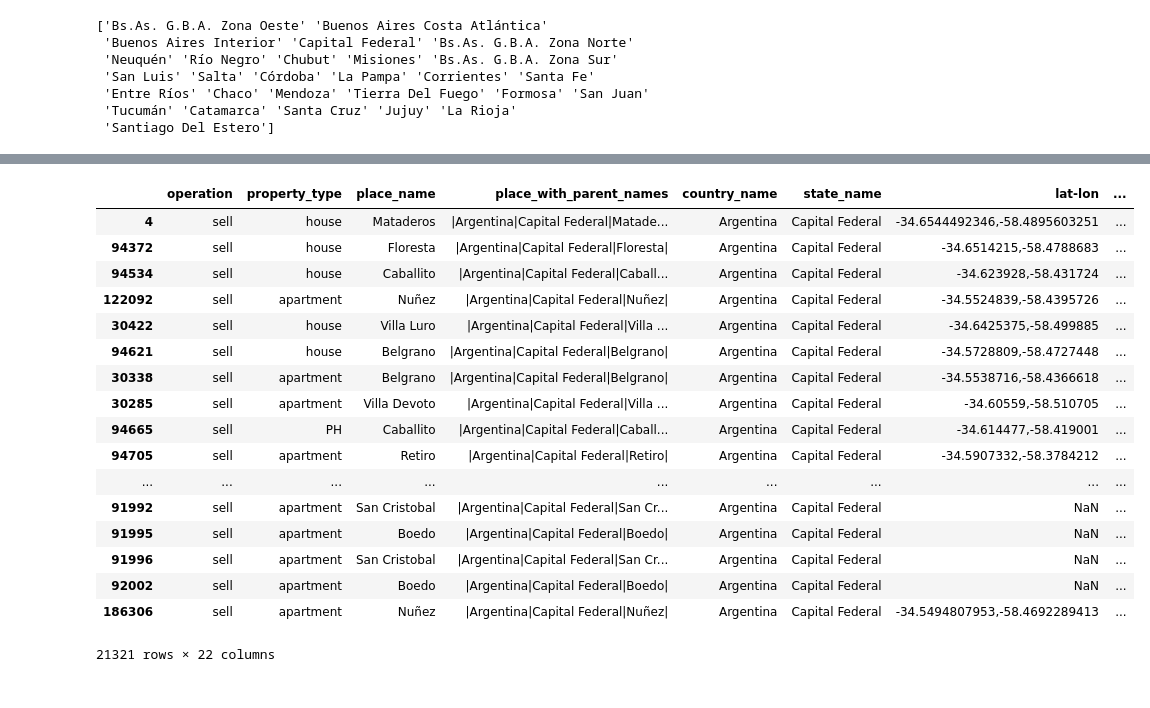
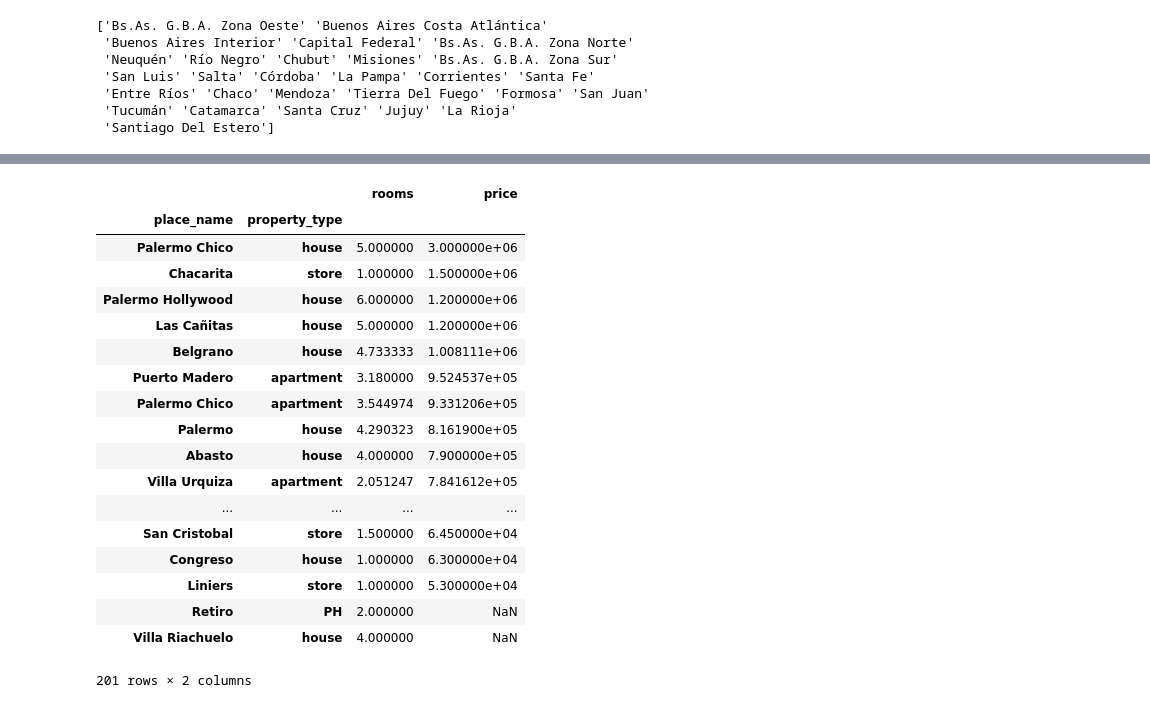
Before and after one commit to NicoGallegos/tpdatos, a Jupyter notebook: TP 1.ipynb, the cells around one changed output, grey strips where cells are left out. Drawn from its saved outputs; the diff is of its cells as text; code cells hidden in the pictures.

```diff
--- a/TP 1.ipynb
+++ b/TP 1.ipynb
@@ -55,7 +55,12 @@ print(datos['state_name'].unique())
 # %%
 #Tenemos que remover todos aquellos datos que no tienen precio, puesto que no aportan al análisis.
 
-datos = datos[pd.isnull(datos['price'])]
+datos =datos[datos['price'] > 10000]
+
+#Removemos tambien superficies anómalas
+datos = datos[datos['surface_covered_in_m2'] > 20]
+
+datos = datos[datos['surface_total_in_m2'] > 20]
 # %%
 #Datos BUENOS AIRES
 datosBUE = datos[datos['state_name'].str.startswith('B')]
@@ -100,28 +105,31 @@ datosCapital.sort_values('price_per_m2', ascending=False)
 # %%
 datosCapitalByRooms = datosCapital[pd.isnull(datosCapital['rooms']) != True]
 
 
 #Hay además de departamentos, hoteles.
 #Habría que filtrar todo aquello que NO sea hoteles, o bien, tratarlos como categoría aparte.
 
-datosCapitalByRooms = datosCapitalByRooms[datosCapitalByRooms['rooms'] < 6]
-datosCapitalByRooms.sort_values('rooms', ascending=False)
+datosCapitalByRooms = datosCapitalByRooms[datosCapitalByRooms['rooms'] < 7]
+datosCapitalByRoomsGP = datosCapitalByRooms.groupby(['place_name','property_type']).mean()
+datosCapitalByRoomsGPFiltered = datosCapitalByRoomsGP[['rooms','price']]
+datosCapitalByRoomsGPFiltered.sort_values('price', ascending=False)
 # %% [output]
-|  | operation | property_type | place_name | place_with_parent_names | country_name | state_name | lat-lon | ... |
-| 4 | sell | house | Mataderos | |Argentina|Capital Federal|Matade... | Argentina | Capital Federal | -34.6544492346,-58.4895603251 | ... |
-| 94372 | sell | house | Floresta | |Argentina|Capital Federal|Floresta| | Argentina | Capital Federal | -34.6514215,-58.4788683 | ... |
-| 94534 | sell | house | Caballito | |Argentina|Capital Federal|Caball... | Argentina | Capital Federal | -34.623928,-58.431724 | ... |
-| 122092 | sell | apartment | Nuñez | |Argentina|Capital Federal|Nuñez| | Argentina | Capital Federal | -34.5524839,-58.4395726 | ... |
-| 30422 | sell | house | Villa Luro | |Argentina|Capital Federal|Villa ... | Argentina | Capital Federal | -34.6425375,-58.499885 | ... |
-| 94621 | sell | house | Belgrano | |Argentina|Capital Federal|Belgrano| | Argentina | Capital Federal | -34.5728809,-58.4727448 | ... |
-| 30338 | sell | apartment | Belgrano | |Argentina|Capital Federal|Belgrano| | Argentina | Capital Federal | -34.5538716,-58.4366618 | ... |
-| 30285 | sell | apartment | Villa Devoto | |Argentina|Capital Federal|Villa ... | Argentina | Capital Federal | -34.60559,-58.510705 | ... |
-| 94665 | sell | PH | Caballito | |Argentina|Capital Federal|Caball... | Argentina | Capital Federal | -34.614477,-58.419001 | ... |
-| 94705 | sell | apartment | Retiro | |Argentina|Capital Federal|Retiro| | Argentina | Capital Federal | -34.5907332,-58.3784212 | ... |
-| ... | ... | ... | ... | ... | ... | ... | ... | ... |
-| 91992 | sell | apartment | San Cristobal | |Argentina|Capital Federal|San Cr... | Argentina | Capital Federal | NaN | ... |
-| 91995 | sell | apartment | Boedo | |Argentina|Capital Federal|Boedo| | Argentina | Capital Federal | NaN | ... |
-| 91996 | sell | apartment | San Cristobal | |Argentina|Capital Federal|San Cr... | Argentina | Capital Federal | NaN | ... |
-| 92002 | sell | apartment | Boedo | |Argentina|Capital Federal|Boedo| | Argentina | Capital Federal | NaN | ... |
-| 186306 | sell | apartment | Nuñez | |Argentina|Capital Federal|Nuñez| | Argentina | Capital Federal | -34.5494807953,-58.4692289413 | ... |
+|  |  | rooms | price |
+| place_name | property_type |  |  |
+| Palermo Chico | house | 5.000000 | 3.000000e+06 |
+| Chacarita | store | 1.000000 | 1.500000e+06 |
+| Palermo Hollywood | house | 6.000000 | 1.200000e+06 |
+| Las Cañitas | house | 5.000000 | 1.200000e+06 |
+| Belgrano | house | 4.733333 | 1.008111e+06 |
+| Puerto Madero | apartment | 3.180000 | 9.524537e+05 |
+| Palermo Chico | apartment | 3.544974 | 9.331206e+05 |
+| Palermo | house | 4.290323 | 8.161900e+05 |
+| Abasto | house | 4.000000 | 7.900000e+05 |
+| Villa Urquiza | apartment | 2.051247 | 7.841612e+05 |
+| ... | ... | ... | ... |
+| San Cristobal | store | 1.500000 | 6.450000e+04 |
+| Congreso | house | 1.000000 | 6.300000e+04 |
+| Liniers | store | 1.000000 | 5.300000e+04 |
+| Retiro | PH | 2.000000 | NaN |
+| Villa Riachuelo | house | 4.000000 | NaN |
-21321 rows × 22 columns
+201 rows × 2 columns
```
Also changed, not shown: parts of 6 cells of this notebook.
